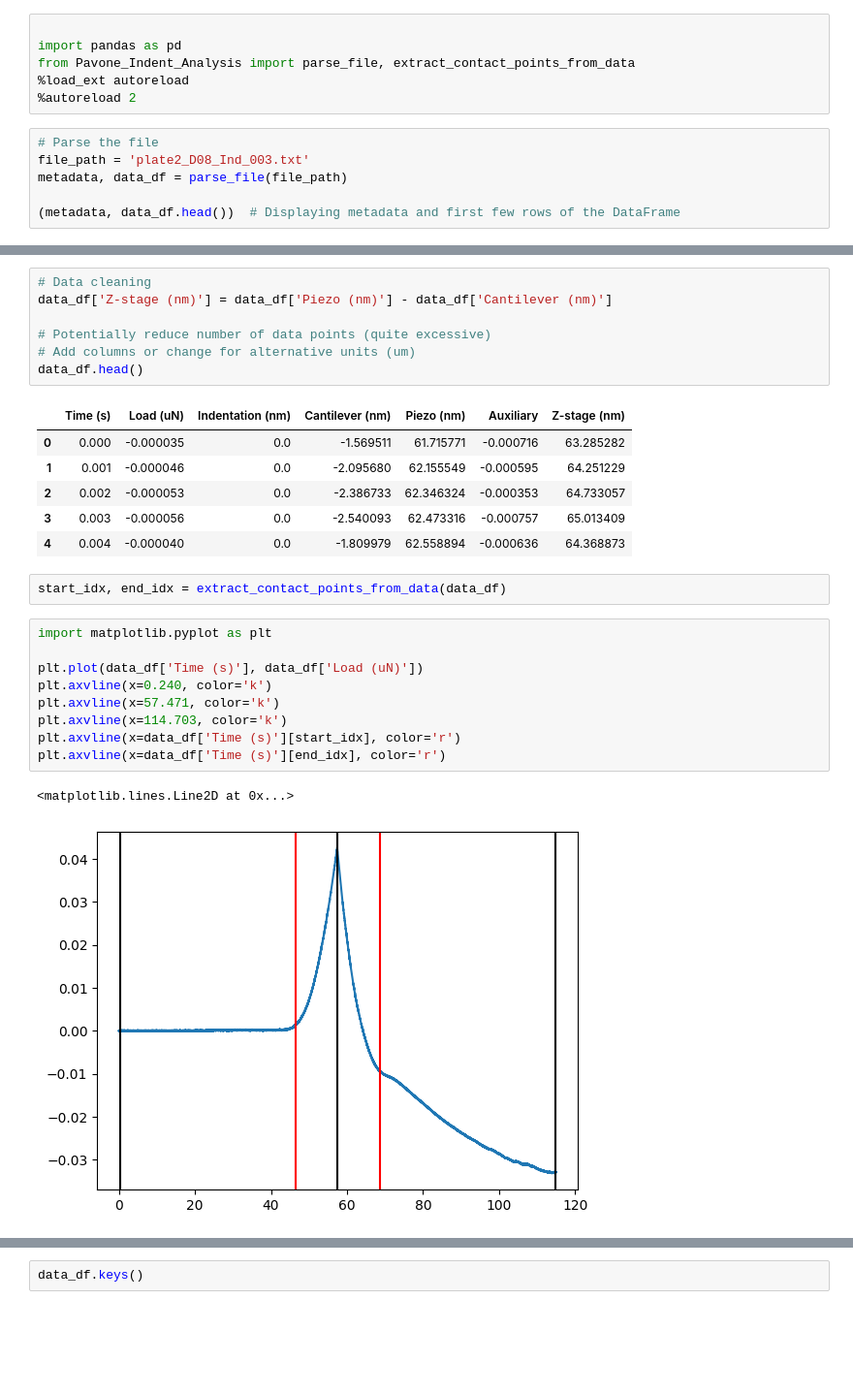
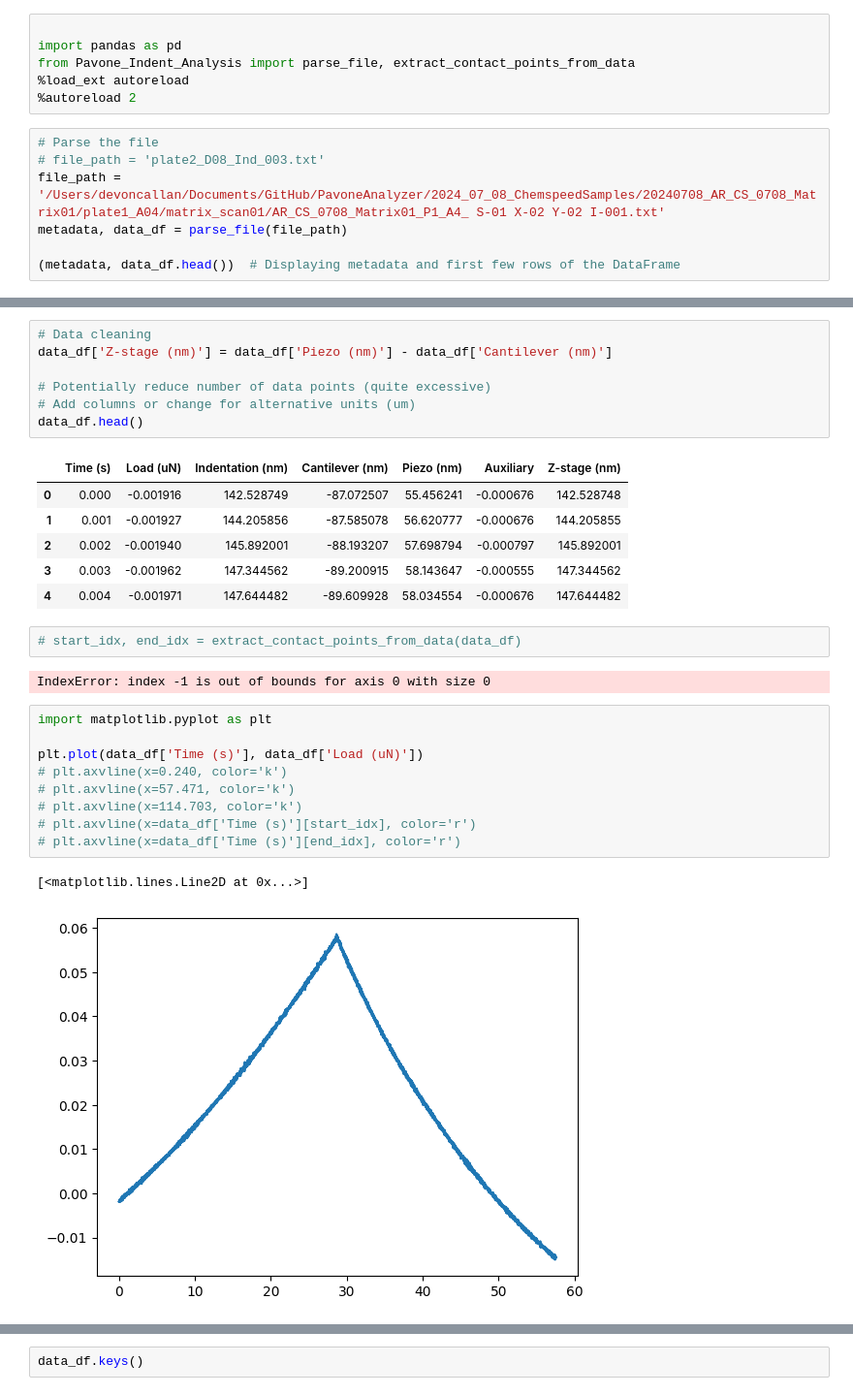
Before and after one commit to devoncallan/PavoneAnalyzer, a Jupyter notebook: test.ipynb, the cells around one changed output, grey strips where cells are left out. Shown at 97% size. Drawn from its saved outputs; the diff is of its cells as text; blank space fills up the shorter version.

```diff
--- a/test.ipynb
+++ b/test.ipynb
@@ -6,7 +6,8 @@ from Pavone_Indent_Analysis import parse_file, extract_contact_points_from_data
 %autoreload 2
 # %%
 # Parse the file
-file_path = 'plate2_D08_Ind_003.txt'
+# file_path = 'plate2_D08_Ind_003.txt'
+file_path = '/Users/devoncallan/Documents/GitHub/PavoneAnalyzer/2024_07_08_ChemspeedSamples/20240708_AR_CS_0708_Matrix01/plate1_A04/matrix_scan01/AR_CS_0708_Matrix01_P1_A4_ S-01 X-02 Y-02 I-001.txt'
 metadata, data_df = parse_file(file_path)
 
 (metadata, data_df.head())  # Displaying metadata and first few rows of the DataFrame
@@ -37,25 +38,27 @@ data_df['Z-stage (nm)'] = data_df['Piezo (nm)'] - data_df['Cantilever (nm)']
 data_df.head()
 # %% [output]
 |  | Time (s) | Load (uN) | Indentation (nm) | Cantilever (nm) | Piezo (nm) | Auxiliary | Z-stage (nm) |
-| 0 | 0.000 | -0.000035 | 0.0 | -1.569511 | 61.715771 | -0.000716 | 63.285282 |
-| 1 | 0.001 | -0.000046 | 0.0 | -2.095680 | 62.155549 | -0.000595 | 64.251229 |
-| 2 | 0.002 | -0.000053 | 0.0 | -2.386733 | 62.346324 | -0.000353 | 64.733057 |
-| 3 | 0.003 | -0.000056 | 0.0 | -2.540093 | 62.473316 | -0.000757 | 65.013409 |
-| 4 | 0.004 | -0.000040 | 0.0 | -1.809979 | 62.558894 | -0.000636 | 64.368873 |
+| 0 | 0.000 | -0.001916 | 142.528749 | -87.072507 | 55.456241 | -0.000676 | 142.528748 |
+| 1 | 0.001 | -0.001927 | 144.205856 | -87.585078 | 56.620777 | -0.000676 | 144.205855 |
+| 2 | 0.002 | -0.001940 | 145.892001 | -88.193207 | 57.698794 | -0.000797 | 145.892001 |
+| 3 | 0.003 | -0.001962 | 147.344562 | -89.200915 | 58.143647 | -0.000555 | 147.344562 |
+| 4 | 0.004 | -0.001971 | 147.644482 | -89.609928 | 58.034554 | -0.000676 | 147.644482 |
 # %%
-start_idx, end_idx = extract_contact_points_from_data(data_df)
+# start_idx, end_idx = extract_contact_points_from_data(data_df)
+# %% [output]
+IndexError: index -1 is out of bounds for axis 0 with size 0
 # %%
 import matplotlib.pyplot as plt
 
 plt.plot(data_df['Time (s)'], data_df['Load (uN)'])
-plt.axvline(x=0.240, color='k')
-plt.axvline(x=57.471, color='k')
-plt.axvline(x=114.703, color='k')
-plt.axvline(x=data_df['Time (s)'][start_idx], color='r')
-plt.axvline(x=data_df['Time (s)'][end_idx], color='r')
+# plt.axvline(x=0.240, color='k')
+# plt.axvline(x=57.471, color='k')
+# plt.axvline(x=114.703, color='k')
+# plt.axvline(x=data_df['Time (s)'][start_idx], color='r')
+# plt.axvline(x=data_df['Time (s)'][end_idx], color='r')
 # %% [output]
-<matplotlib.lines.Line2D at 0x...>
+[<matplotlib.lines.Line2D at 0x...>]
-[figure, old version]
+[figure, new version]
 # %%
 plt.plot(data_df['Time (s)'][start_idx:end_idx], data_df['Load (uN)'][start_idx:end_idx])
 # %% [output]
```
Also changed, not shown: parts of 2 cells of this notebook, 2 other files.
